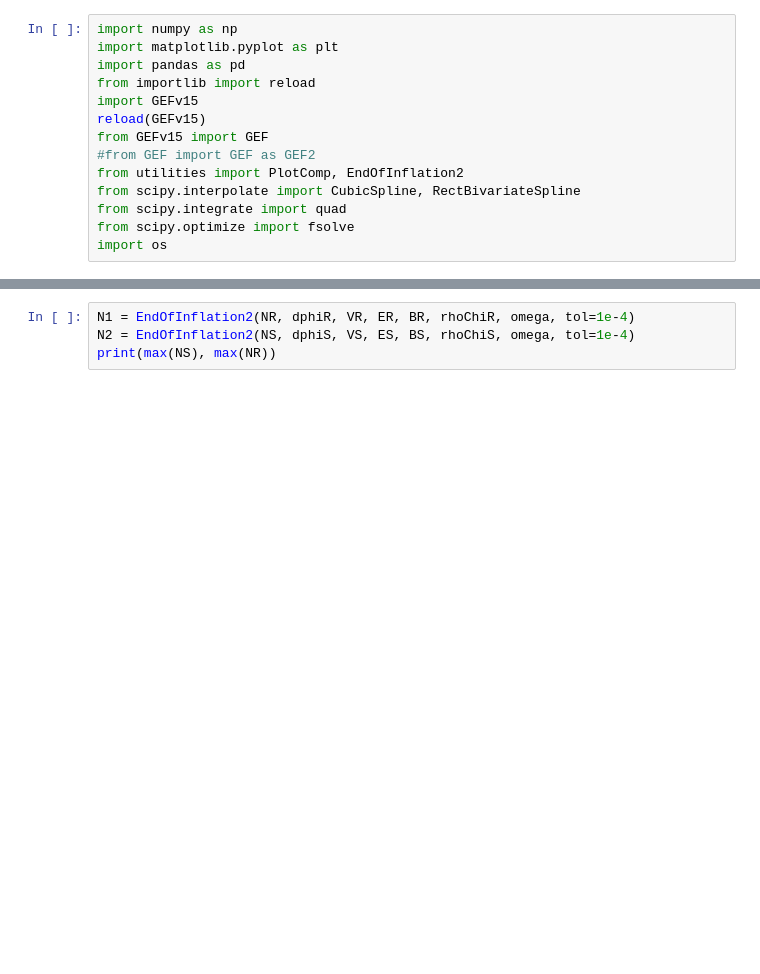
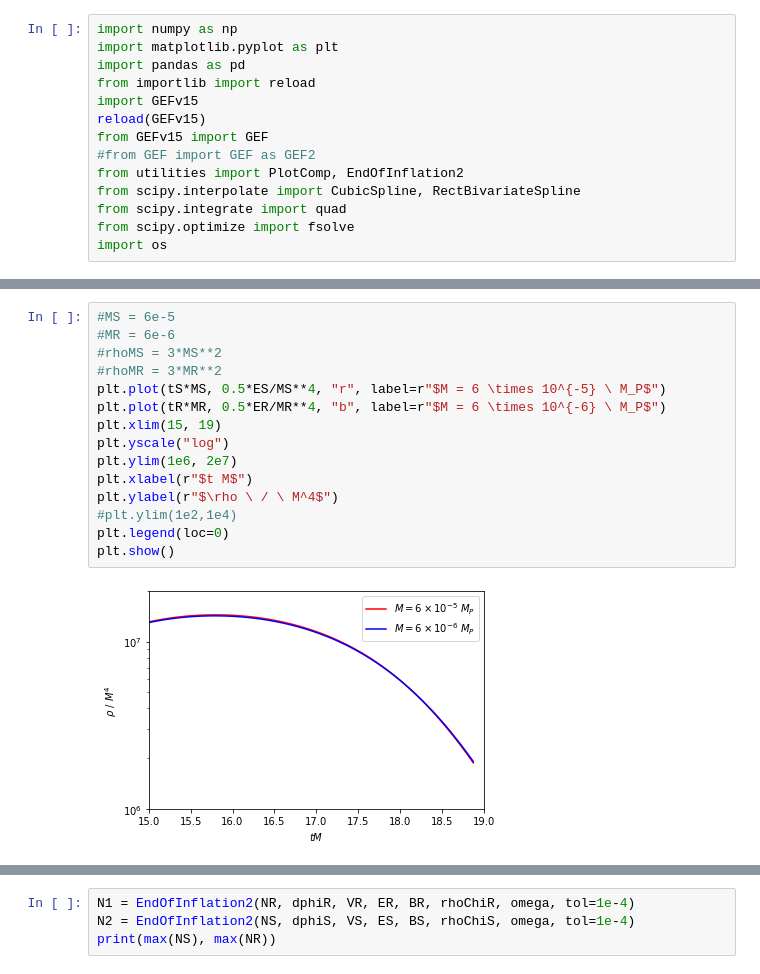
Before and after one commit to richard-von-eckardstein/GEFF, a Jupyter notebook: CompareTwoRuns.ipynb, the cells around one changed output, grey strips where cells are left out. Cells and saved outputs as stored; diff of their text form; blank space fills up the shorter version.

```diff
--- a/CompareTwoRuns.ipynb
+++ b/CompareTwoRuns.ipynb
@@ -97,0 +116,17 @@ plt.plot(NR, np.ones(NR.size)*(-3), "k:")
+# %%
+#MS = 6e-5
+#MR = 6e-6
+#rhoMS = 3*MS**2
+#rhoMR = 3*MR**2
+plt.plot(tS*MS, 0.5*ES/MS**4, "r", label=r"$M = 6 \times 10^{-5} \ M_P$")
+plt.plot(tR*MR, 0.5*ER/MR**4, "b", label=r"$M = 6 \times 10^{-6} \ M_P$")
+plt.xlim(15, 19)
+plt.yscale("log")
+plt.ylim(1e6, 2e7)
+plt.xlabel(r"$t M$")
+plt.ylabel(r"$\rho \ / \ M^4$")
+#plt.ylim(1e2,1e4)
+plt.legend(loc=0)
+plt.show()
+# %% [output]
+[figure, added]
```
Also changed, not shown: parts of 11 cells of this notebook, 4 other files.
